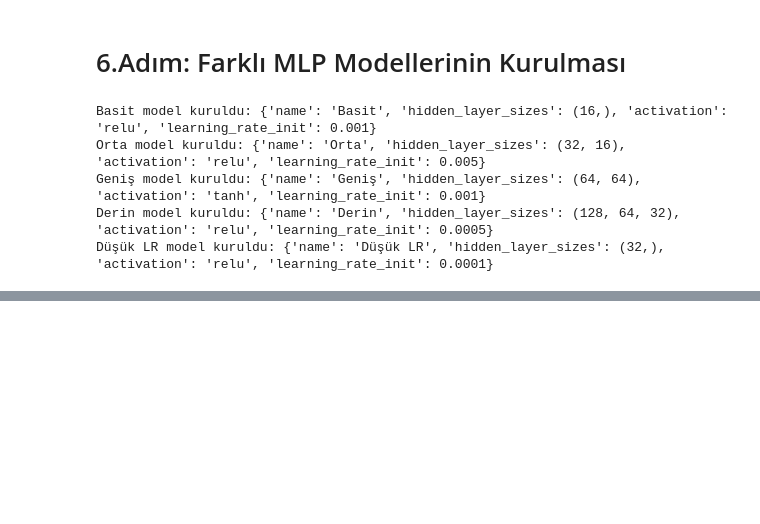
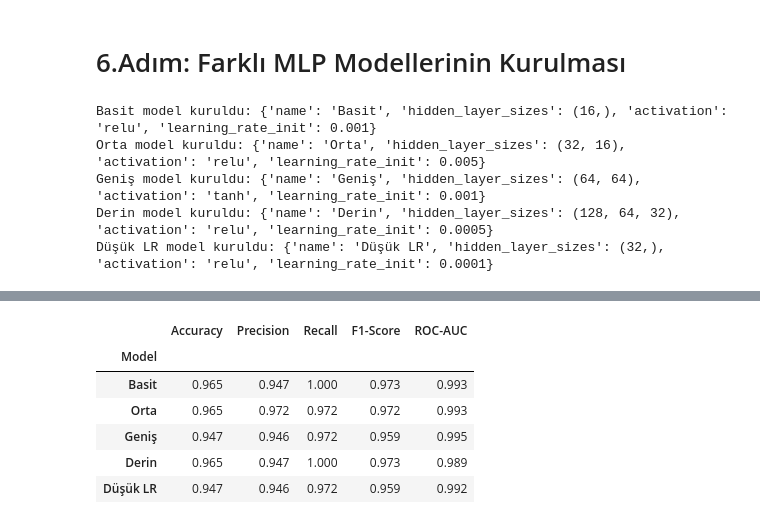
Before and after one commit to metard/yza-classification-xai, a Jupyter notebook: Breast_Cancer_Wisconsin_YSA.ipynb, the cells around one changed output, grey strips where cells are left out. Saved outputs shown, nothing was run; the diff lists cells and outputs as text; code cells hidden in the pictures; blank space fills up the shorter version.

Commit message:
Modellerin Validation Performanlarının Değerlendirilmesi yapıldı

```diff
--- a/Breast_Cancer_Wisconsin_YSA.ipynb
+++ b/Breast_Cancer_Wisconsin_YSA.ipynb
@@ -287,0 +290,79 @@ Düşük LR model kuruldu: {'name': 'Düşük LR', 'hidden_layer_sizes': (32,),
+# %%
+# --- 1. KÜTÜPHANELER --- #
+import numpy as np
+import pandas as pd
+from sklearn.datasets import load_breast_cancer
+from sklearn.model_selection import train_test_split
+from sklearn.preprocessing import StandardScaler
+from sklearn.neural_network import MLPClassifier
+from sklearn.metrics import accuracy_score, precision_score, recall_score, f1_score, roc_auc_score
+
+# --- 2. VERİYİ ÇEKME ve HAZIRLAMA --- #
+data = load_breast_cancer()
+X = data.data
+y = data.target
+
+# -- 3. ÖZELLİK ÖLÇEKLENDİRME -- #
+scaler = StandardScaler()
+X_scaled = scaler.fit_transform(X)  # Önemli!
+
+# -- 4. TRAIN/VAL/TEST AYIRIMI -- #
+# Önce test ayrılır (%20), sonra kalan %80'in %12.5'i validation'a
+X_temp, X_test, y_temp, y_test = train_test_split(
+    X_scaled, y, test_size=0.20, random_state=42, stratify=y)
+X_train, X_val, y_train, y_val = train_test_split(
+    X_temp, y_temp, test_size=0.125, random_state=42, stratify=y_temp)
+
+# -- 5. Farklı MLP Model Tanımları -- #
+mlp_params = [
+    {"name": "Basit", "hidden_layer_sizes": (16,),        "activation": "relu", "learning_rate_init": 0.001},
+    {"name": "Orta",  "hidden_layer_sizes": (32, 16),     "activation": "relu", "learning_rate_init": 0.005},
+    {"name": "Geniş", "hidden_layer_sizes": (64, 64),     "activation": "tanh", "learning_rate_init": 0.001},
+    {"name": "Derin", "hidden_layer_sizes": (128, 64, 32),"activation": "relu", "learning_rate_init": 0.0005},
+    {"name": "Düşük LR", "hidden_layer_sizes": (32,),     "activation": "relu", "learning_rate_init": 0.0001},
+]
+mlp_models = []
+for params in mlp_params:
+    mlp = MLPClassifier(
+        hidden_layer_sizes=params["hidden_layer_sizes"],
+        activation=params["activation"],
+        learning_rate_init=params["learning_rate_init"],
+        max_iter=500,
+        random_state=42
+    )
+    mlp_models.append(mlp)
+
+# -- 6. 7. ADIM: Validation Sonuçları Tablosu -- #
+validation_results = []
+
+for model, params in zip(mlp_models, mlp_params):
+    model.fit(X_train, y_train)
+    y_val_pred = model.predict(X_val)
+    y_val_proba = model.predict_proba(X_val)[:, 1]
+
+    acc = accuracy_score(y_val, y_val_pred)
+    prec = precision_score(y_val, y_val_pred)
+    rec = recall_score(y_val, y_val_pred)
+    f1 = f1_score(y_val, y_val_pred)
+    rocauc = roc_auc_score(y_val, y_val_proba)
+
+    validation_results.append({
+        'Model': params['name'],
+        'Accuracy': acc,
+        'Precision': prec,
+        'Recall': rec,
+        'F1-Score': f1,
+        'ROC-AUC': rocauc
+    })
+
+results_df = pd.DataFrame(validation_results)
+results_df = results_df.set_index("Model")
+display(results_df.style.format(precision=3).background_gradient(cmap='Blues'))
+# %% [output]
+|  | Accuracy | Precision | Recall | F1-Score | ROC-AUC |
+| Model |  |  |  |  |  |
+| Basit | 0.965 | 0.947 | 1.000 | 0.973 | 0.993 |
+| Orta | 0.965 | 0.972 | 0.972 | 0.972 | 0.993 |
+| Geniş | 0.947 | 0.946 | 0.972 | 0.959 | 0.995 |
+| Derin | 0.965 | 0.947 | 1.000 | 0.973 | 0.989 |
+| Düşük LR | 0.947 | 0.946 | 0.972 | 0.959 | 0.992 |
```
Also changed, not shown: parts of 1 cell of this notebook.
